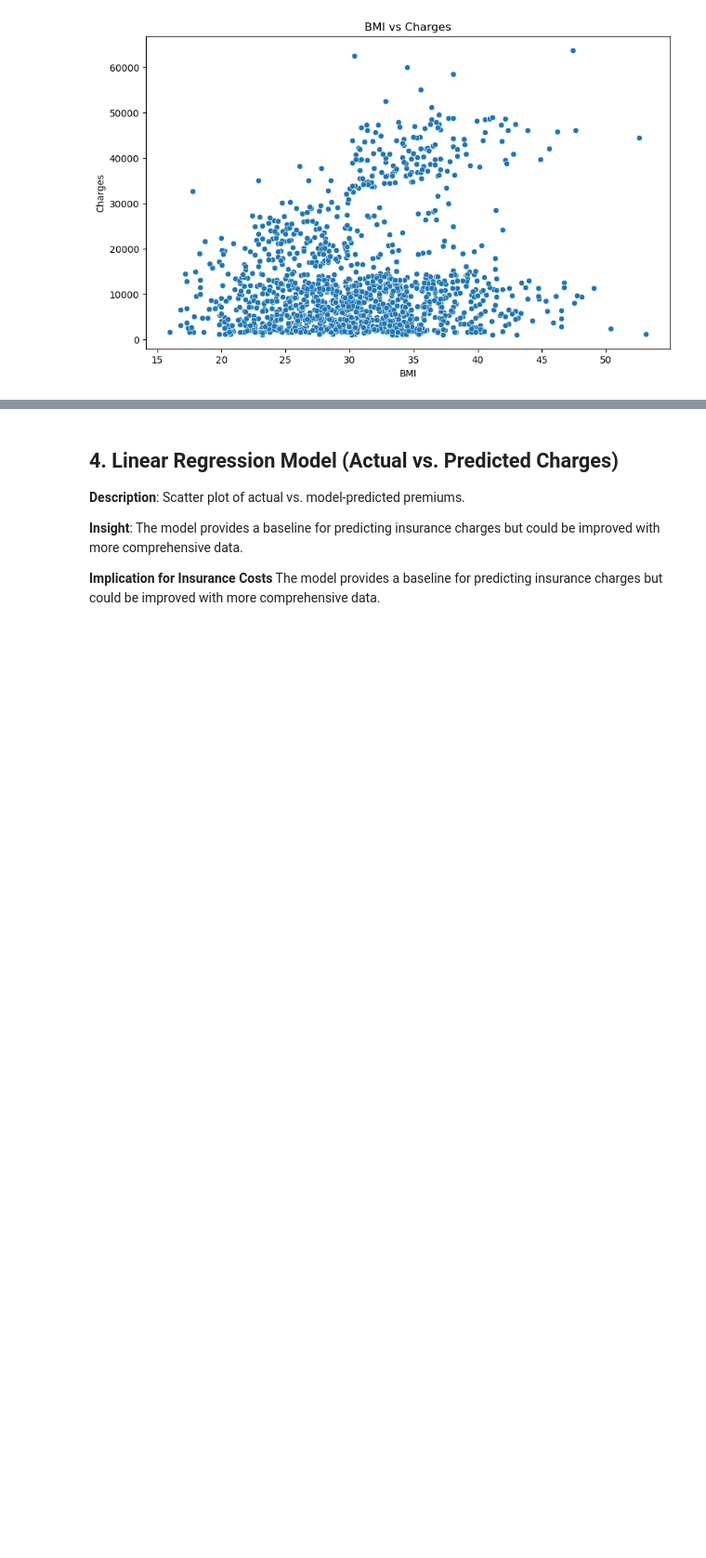
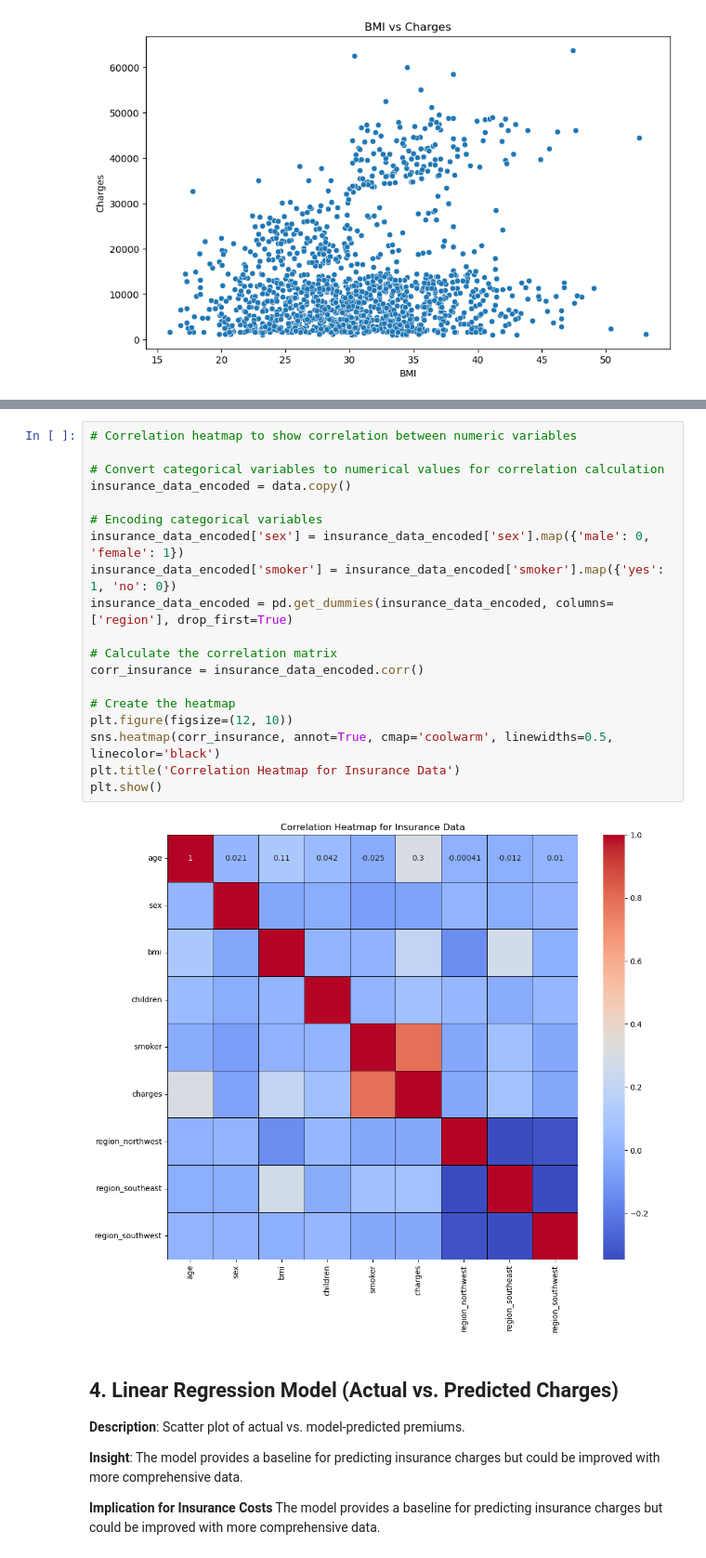
Before and after one commit to ikinsey9188/us-medical-insurance, a Jupyter notebook: us-medical-insurance-costs.ipynb, the cells around one changed output, grey strips where cells are left out. Shown: that part at 93% size. Cells and saved outputs as stored; diff of their text form; blank space fills up the shorter version.

```diff
--- a/us-medical-insurance-costs.ipynb
+++ b/us-medical-insurance-costs.ipynb
@@ -156,3 +200,24 @@ plt.show()
+# %%
+# Correlation heatmap to show correlation between numeric variables
+
+# Convert categorical variables to numerical values for correlation calculation
+insurance_data_encoded = data.copy()
+
+# Encoding categorical variables
+insurance_data_encoded['sex'] = insurance_data_encoded['sex'].map({'male': 0, 'female': 1})
+insurance_data_encoded['smoker'] = insurance_data_encoded['smoker'].map({'yes': 1, 'no': 0})
+insurance_data_encoded = pd.get_dummies(insurance_data_encoded, columns=['region'], drop_first=True)
+
+# Calculate the correlation matrix
+corr_insurance = insurance_data_encoded.corr()
+
+# Create the heatmap
+plt.figure(figsize=(12, 10))
+sns.heatmap(corr_insurance, annot=True, cmap='coolwarm', linewidths=0.5, linecolor='black')
+plt.title('Correlation Heatmap for Insurance Data')
+plt.show()
+# %% [output]
+[figure, added]
 # %% [markdown]
 ## 4. Linear Regression Model (Actual vs. Predicted Charges)
 **Description**: Scatter plot of actual vs. model-predicted premiums.
```
Also changed, not shown: parts of 7 cells of this notebook.
